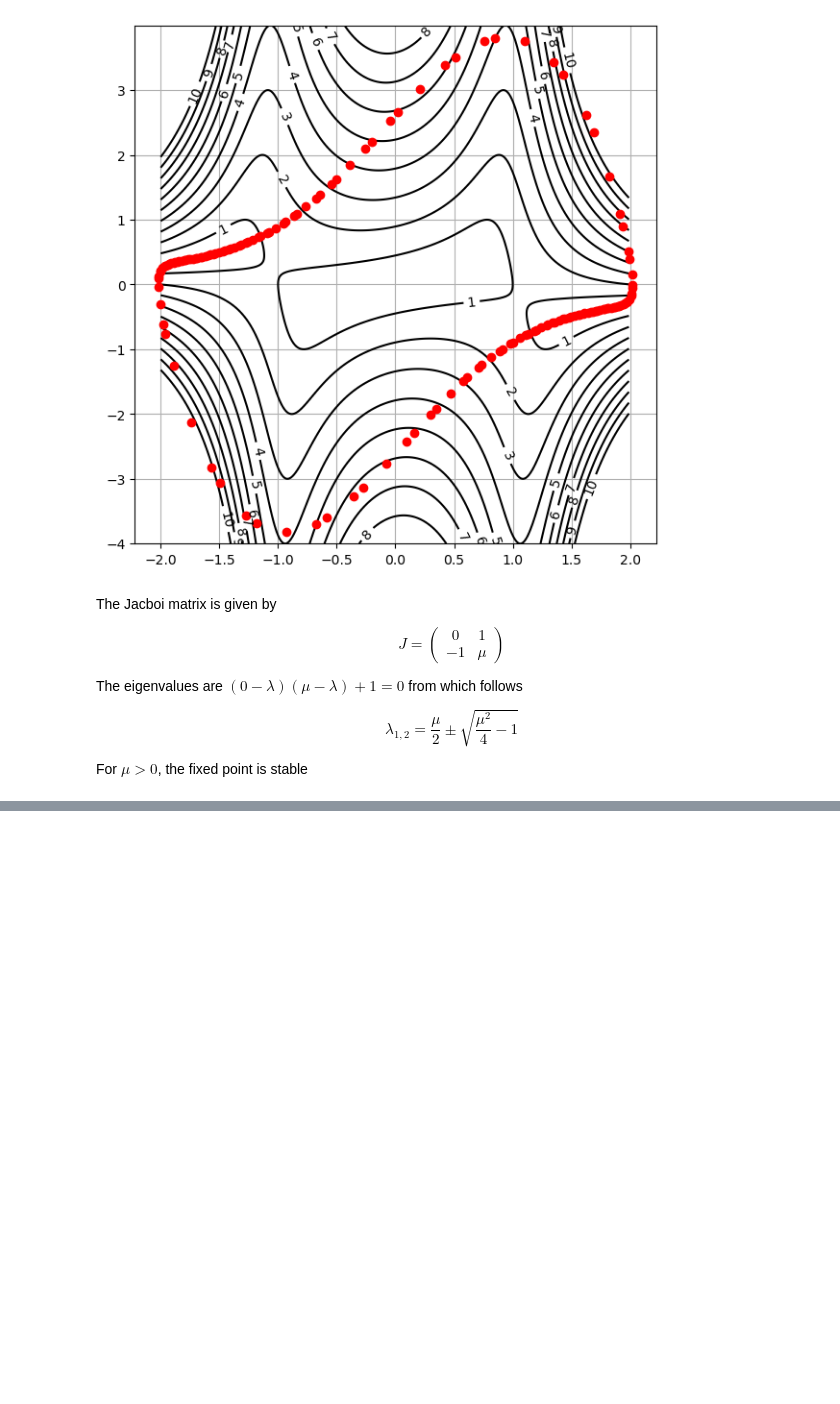
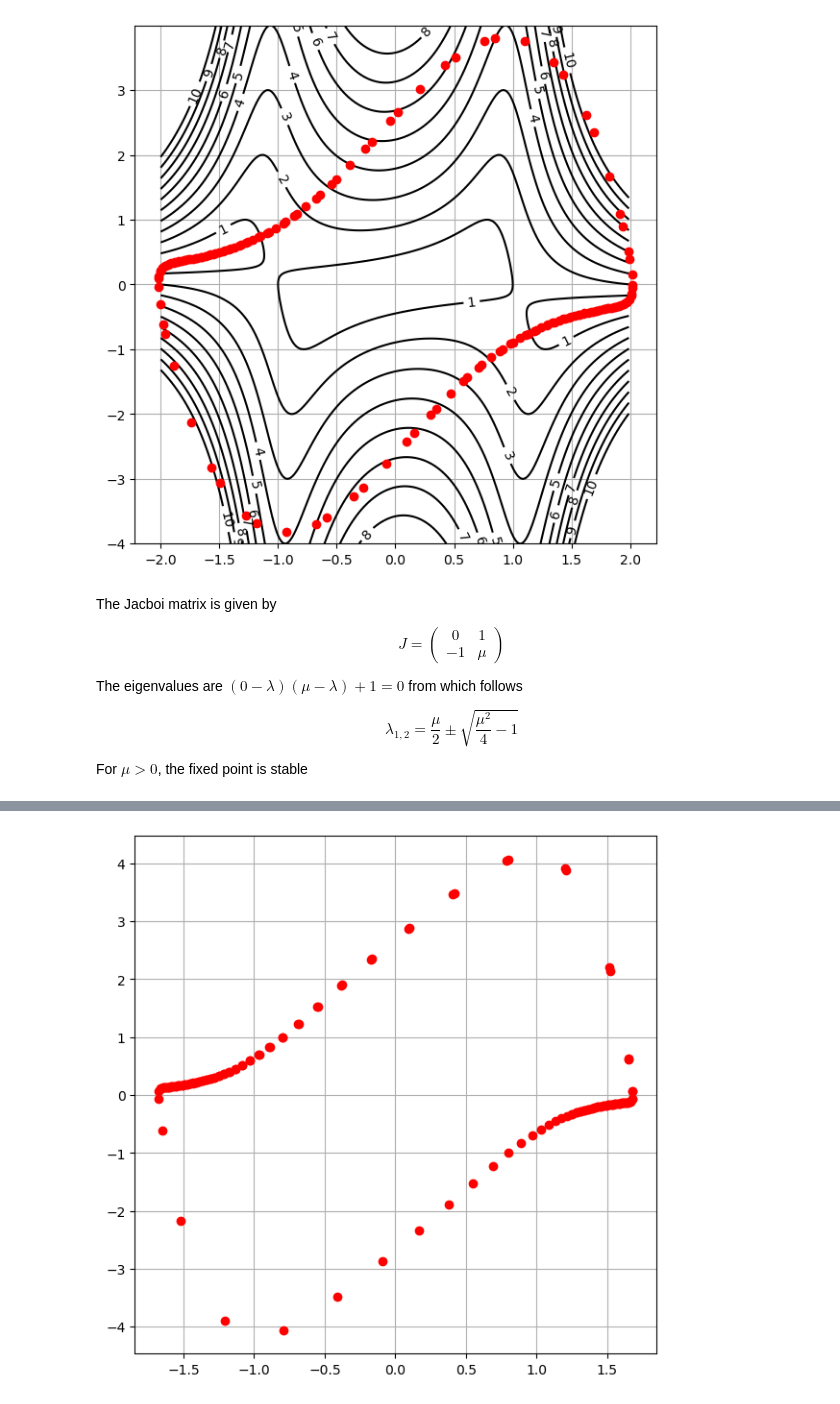
Before and after one commit to ClemensFMN/Notebooks, a Jupyter notebook: ODE/Exercise_6.1.8 (van der Pol).ipynb, the cells around one changed output, grey strips where cells are left out. Saved outputs shown, nothing was run; the diff lists cells and outputs as text; code cells hidden in the pictures; blank space fills up the shorter version.

```diff
--- a/ODE/Exercise_6.1.8 (van der Pol).ipynb
+++ b/ODE/Exercise_6.1.8 (van der Pol).ipynb
@@ -90,0 +124,5 @@ lin.eig(A)
+# %%
+plt.plot(y1_d[50:], y2_d[50:], 'ro')
+plt.grid(True)
+# %% [output]
+[figure, added]
```
Also changed, not shown: parts of 7 cells of this notebook, 2 other files.
